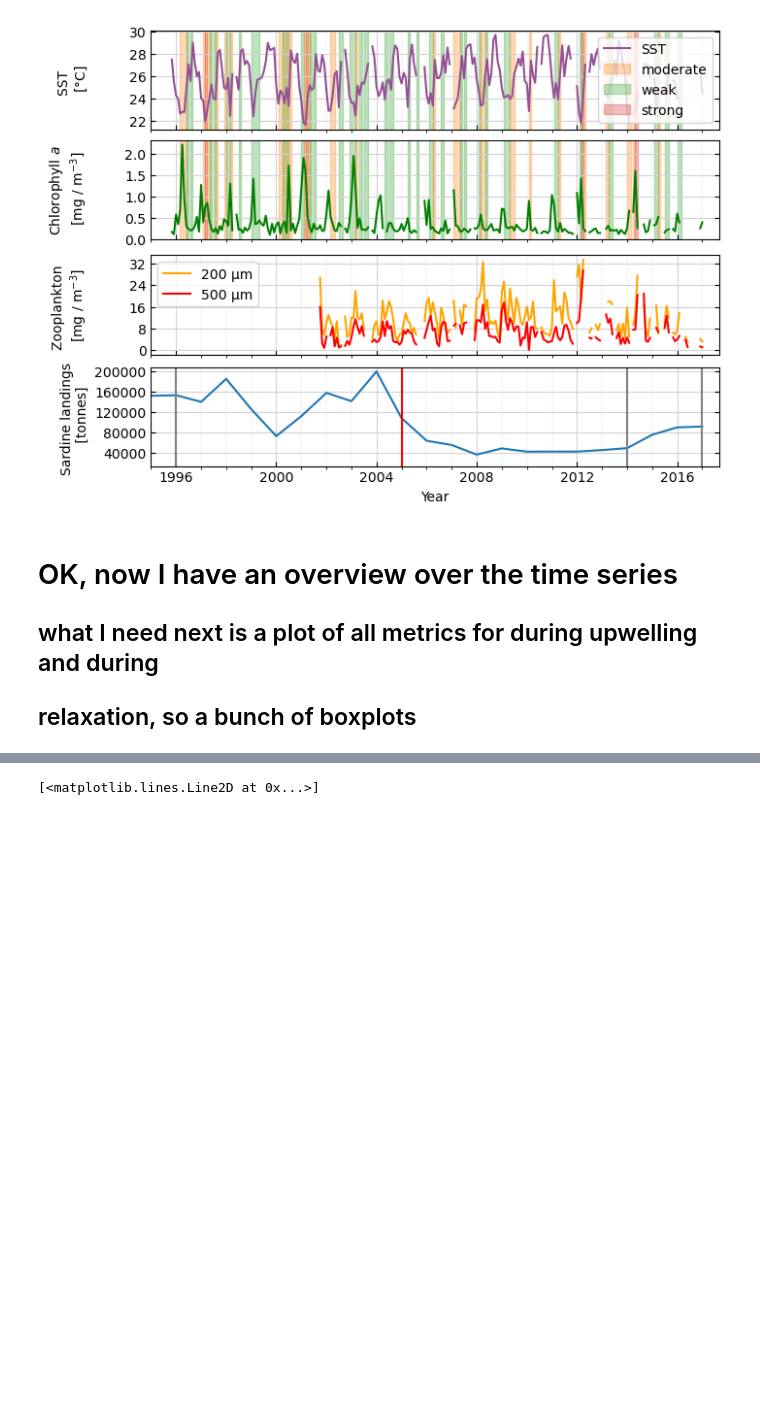
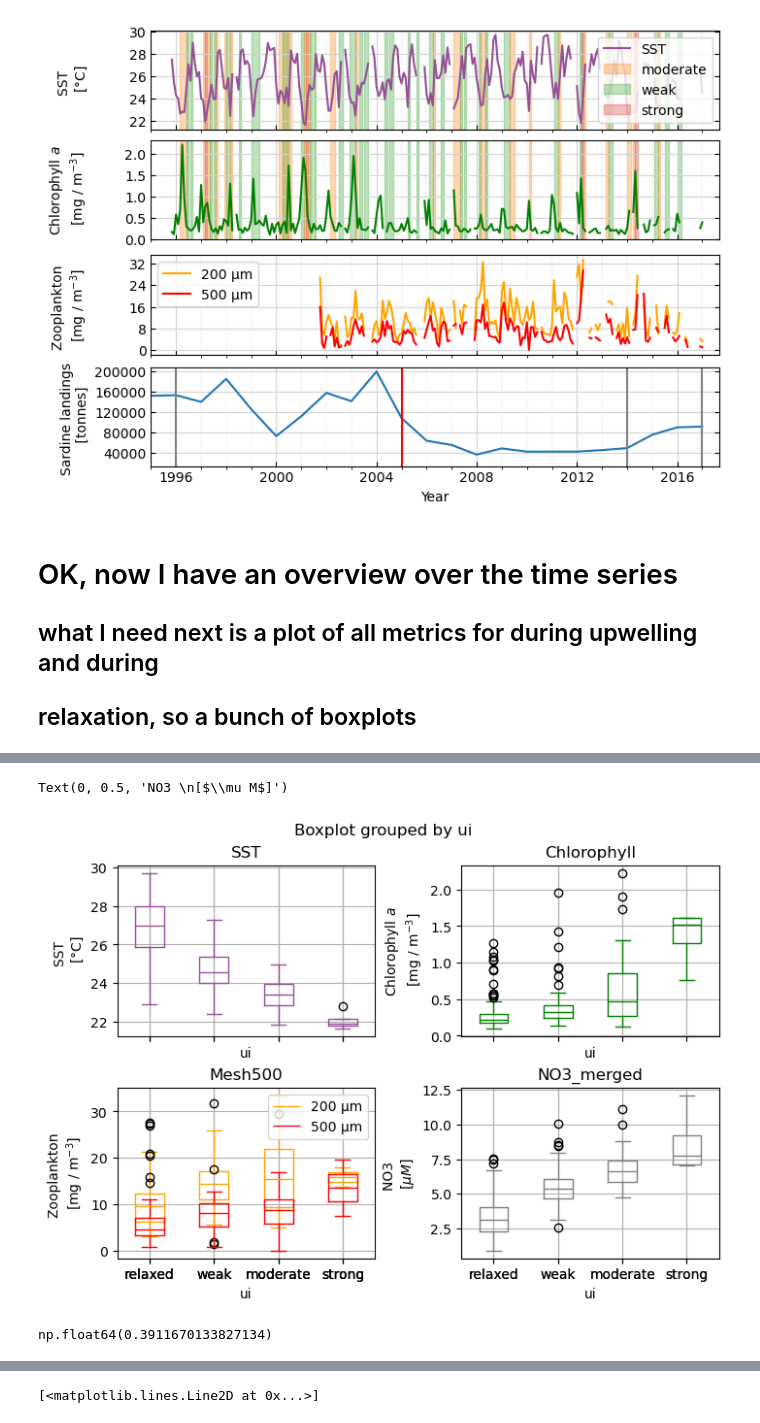
Before and after one commit to ben1post/SSMCariaco, a Jupyter notebook: DATA/PLOTS/TSplot_Overview.ipynb, the cells around one changed output, grey strips where cells are left out. Drawn from its saved outputs; the diff is of its cells as text; code cells hidden in the pictures; blank space fills up the shorter version.

```diff
--- a/DATA/PLOTS/TSplot_Overview.ipynb
+++ b/DATA/PLOTS/TSplot_Overview.ipynb
@@ -127,0 +141,28 @@ ax[2].legend()
+# %%
+from matplotlib.ticker import MaxNLocator
+
+plt.rcParams['figure.figsize'] = [7, 5]
+f, ax = plt.subplots(2, 2, sharex='col', constrained_layout=True)
+
+color_dict={'SST':'#955196','P':'green','Z1':'orange','Z2':'red', 'NO3':'grey'}
+
+CARIACO.boxplot(column="SST", by="ui", ax=ax[0,0], color=color_dict['SST'])
+ax[0,0].set_ylabel("SST \n"+r" [$\degree \mathrm{C}$]")
+
+CARIACO.boxplot(column="Chlorophyll", by="ui", ax=ax[0,1], color=color_dict['P'], label='Chlorophyll')
+ax[0,1].set_ylabel("Chlorophyll $a$ \n"+r" [mg / $ \mathrm{m^{-3}}$]")
+
+
+CARIACO.boxplot(column="Mesh200", by="ui", ax=ax[1,0], color=color_dict['Z1'], label='200 µm')
+ax[1,0].set_ylabel("Zooplankton \n"+r"[mg / $ \mathrm{ m^{-3} }$]")
+
+CARIACO.boxplot(column="Mesh500", by="ui", ax=ax[1,0], color=color_dict['Z2'], label='500 µm')
+
+ax[1,0].legend()
+
+
+CARIACO.boxplot(column="NO3_merged", by="ui", ax=ax[1,1], color=color_dict['NO3'])
+ax[1,1].set_ylabel("NO3 \n"+r"[$\mu M$]")
+# %% [output]
+Text(0, 0.5, 'NO3 \n[$\\mu M$]')
+[figure, added]
@@ -127,0 +171,4 @@ ax[2].legend()
+# %%
+CARIACO[CARIACO['ui']=='relaxed'].pico.mean()
+# %% [output]
+np.float64(0.3911670133827134)
```
Also changed, not shown: parts of 17 cells of this notebook.
